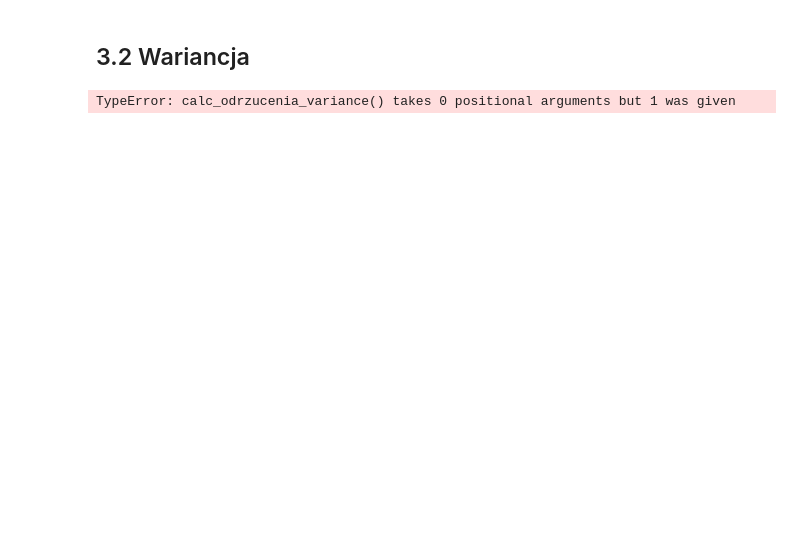
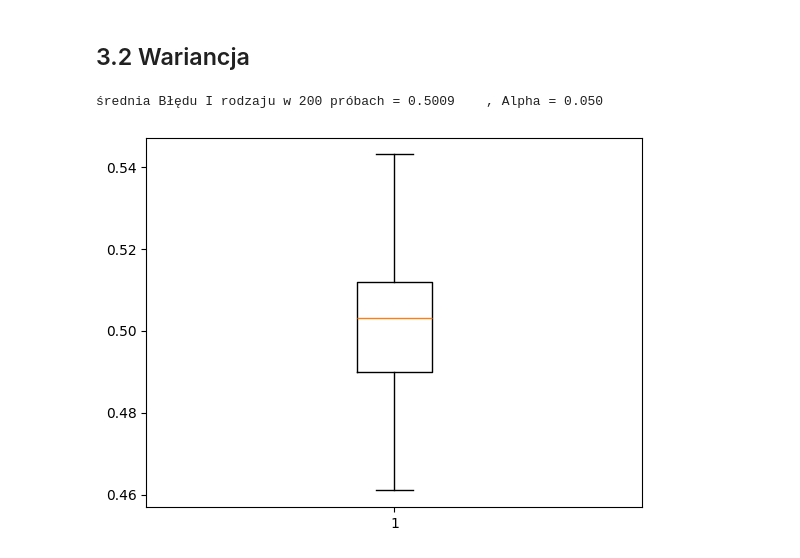
Before and after one commit to PiotrNicewicz/raport_statystyka_2, a Jupyter notebook: Raport_2.ipynb, the cells around one changed output. Drawn from its saved outputs; the diff is of its cells as text; code cells hidden in the pictures; blank space fills up the shorter version.

```diff
--- a/Raport_2.ipynb
+++ b/Raport_2.ipynb
@@ -648,35 +651,36 @@ alpha = 0.5
 
 n = 1000
 N = 1000
 chi_left = chi2.ppf(alpha/2, df=n-1)
 chi_right = chi2.ppf(1-alpha/2, df=n-1)
 
 def calc_odrzucenia_variance():
     odrzucenia = 0
 
     for _ in range(N):
 
         x = np.random.normal(mu, sigma, n)
 
         s2 = np.var(x, ddof=1)
 
         chi_stat = (n-1)*s2/sigma2_0
 
         if chi_stat < chi_left or chi_stat > chi_right:
             odrzucenia += 1
 
     blad_I = odrzucenia/N
     return blad_I
 odrzut_m =[]
 for i in range(M):
-    m = calc_odrzucenia_variance(a)
+    m = calc_odrzucenia_variance()
     odrzut_m.append(m)
 srednia = np.mean(odrzut_m)
 print(f"średnia Błędu I rodzaju w {M} próbach = {srednia:<10.4f}, Alpha = {a:<10.3f}")
 plt.boxplot(odrzut_m)
 plt.show()
 # %% [output]
-TypeError: calc_odrzucenia_variance() takes 0 positional arguments but 1 was given
+średnia Błędu I rodzaju w 200 próbach = 0.5009    , Alpha = 0.050
+[figure, added]
 # %%
 sigma_2_alter = np.linspace(0.03, 0.05, 50)
 beta_lista = []
```
Also changed, not shown: parts of 5 cells of this notebook.
